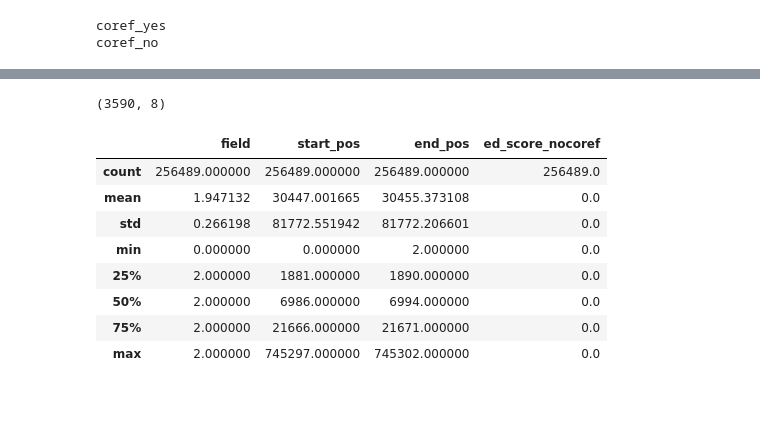
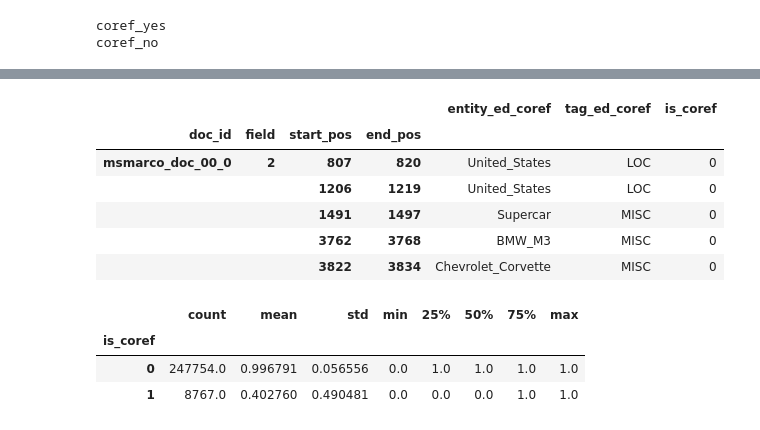
Before and after one commit to f-hafner/explore_coref, a Jupyter notebook: overview.ipynb, the cells around one changed output, grey strips where cells are left out. Saved outputs shown, nothing was run; the diff lists cells and outputs as text; code cells hidden in the pictures; blank space fills up the shorter version.

```diff
--- a/overview.ipynb
+++ b/overview.ipynb
@@ -230,15 +255,19 @@ for d in [ed_coref, ed_nocoref]:
+# %%
+files_msmarco = ['ed_coref', 'ed_nocoref']
+idx_cols = ["doc_id", "field", "start_pos", "end_pos"]
+
+d_msmarco = {f: pd.read_parquet(f"{msmarcopath}{f}.parquet") for f in files_msmarco}
+
+if d_msmarco["ed_coref"].shape[0] != d_msmarco["ed_nocoref"].shape[0]:
+    warnings.warn("Not the same number of entities in the two datasets")
+
+for df in d_msmarco.values():
+    df.drop(columns=['md_score', 'ed_score'], inplace=True)
+    df.set_index(idx_cols, inplace=True)
 # %%
-d = {"coref": ed_coref, "nocoref": ed_nocoref}
 colnames_to_change = ["entity", "ed_score", "tag"]
 
-for key, df in d.items():
+for name, df in d_msmarco.items():
     cols = df.columns
-    new_colnames = [f"{x}_{key}" if x in colnames_to_change else x for x in cols]
-    d[key].columns = new_colnames
-
-
-ed_nocoref = ed_nocoref.drop(columns='is_coref')
-
-# colnames_ed = ed_coref.columns
-# colnames_ed = [f"{x}_coref" if x in colnames_to_change else x for x in colnames_ed ]
-# ed_coref.columns = colnames_ed
+    new_colnames = [f"{x}_{name}" if x in colnames_to_change else x for x in cols]
+    d_msmarco[name].columns = new_colnames
@@ -384,21 +274,27 @@ dtemp.describe()
-# %%
-docid = "msmarco_doc_00_28953614"
-ed_coref.loc[ed_coref.doc_id=="msmarco_doc_00_28953614"].shape
-# ed_nocoref.loc[ed_coref.doc_id=="msmarco_doc_00_28953614"].shape
-# %% [output]
-(3590, 8)
-# %%
-d_md = pd.read_parquet(f"../data/msmarco/msmarco_doc_md_00_5k.parquet")
-d_md.loc[d_md["identifier"]==docid,:].shape
-
-ed_nocoref.describe()
-# %% [output]
-|  | field | start_pos | end_pos | ed_score_nocoref |
-| count | 256489.000000 | 256489.000000 | 256489.000000 | 256489.0 |
-| mean | 1.947132 | 30447.001665 | 30455.373108 | 0.0 |
-| std | 0.266198 | 81772.551942 | 81772.206601 | 0.0 |
-| min | 0.000000 | 0.000000 | 2.000000 | 0.0 |
-| 25% | 2.000000 | 1881.000000 | 1890.000000 | 0.0 |
-| 50% | 2.000000 | 6986.000000 | 6994.000000 | 0.0 |
-| 75% | 2.000000 | 21666.000000 | 21671.000000 | 0.0 |
-| max | 2.000000 | 745297.000000 | 745302.000000 | 0.0 |
+# %%
+d_msmarco["ed_nocoref"].head()
+d_msmarco["ed_coref"].head()
+# %% [output]
+|  |  |  |  | entity_ed_coref | tag_ed_coref | is_coref |
+| doc_id | field | start_pos | end_pos |  |  |  |
+| msmarco_doc_00_0 | 2 | 807 | 820 | United_States | LOC | 0 |
+|  |  | 1206 | 1219 | United_States | LOC | 0 |
+|  |  | 1491 | 1497 | Supercar | MISC | 0 |
+|  |  | 3762 | 3768 | BMW_M3 | MISC | 0 |
+|  |  | 3822 | 3834 | Chevrolet_Corvette | MISC | 0 |
+# %%
+
+d_compare = (d_msmarco["ed_coref"]
+                .join(d_msmarco["ed_nocoref"].drop(columns="is_coref"))
+                .reset_index()
+            )
+
+d_compare['same_entity'] = np.where(d_compare["entity_ed_coref"] == d_compare["entity_ed_nocoref"], 1, 0)
+assert d_compare.shape[0] == d_msmarco["ed_coref"].shape[0], "not the same number of entities in d_compare and ed_coref"
+
+d_compare.groupby("is_coref")["same_entity"].describe()
+# %% [output]
+|  | count | mean | std | min | 25% | 50% | 75% | max |
+| is_coref |  |  |  |  |  |  |  |  |
+| 0 | 247754.0 | 0.996791 | 0.056556 | 0.0 | 1.0 | 1.0 | 1.0 | 1.0 |
+| 1 | 8767.0 | 0.402760 | 0.490481 | 0.0 | 0.0 | 0.0 | 1.0 | 1.0 |
```
Also changed, not shown: parts of 31 cells of this notebook, 1 other file.
